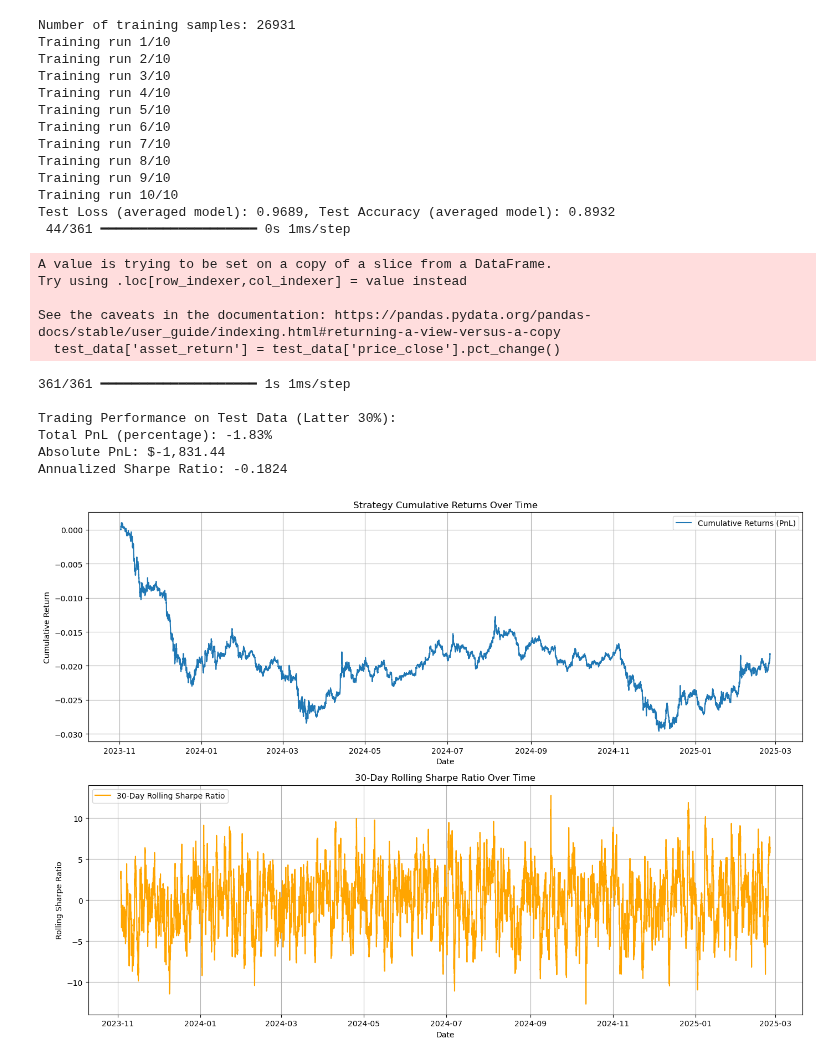
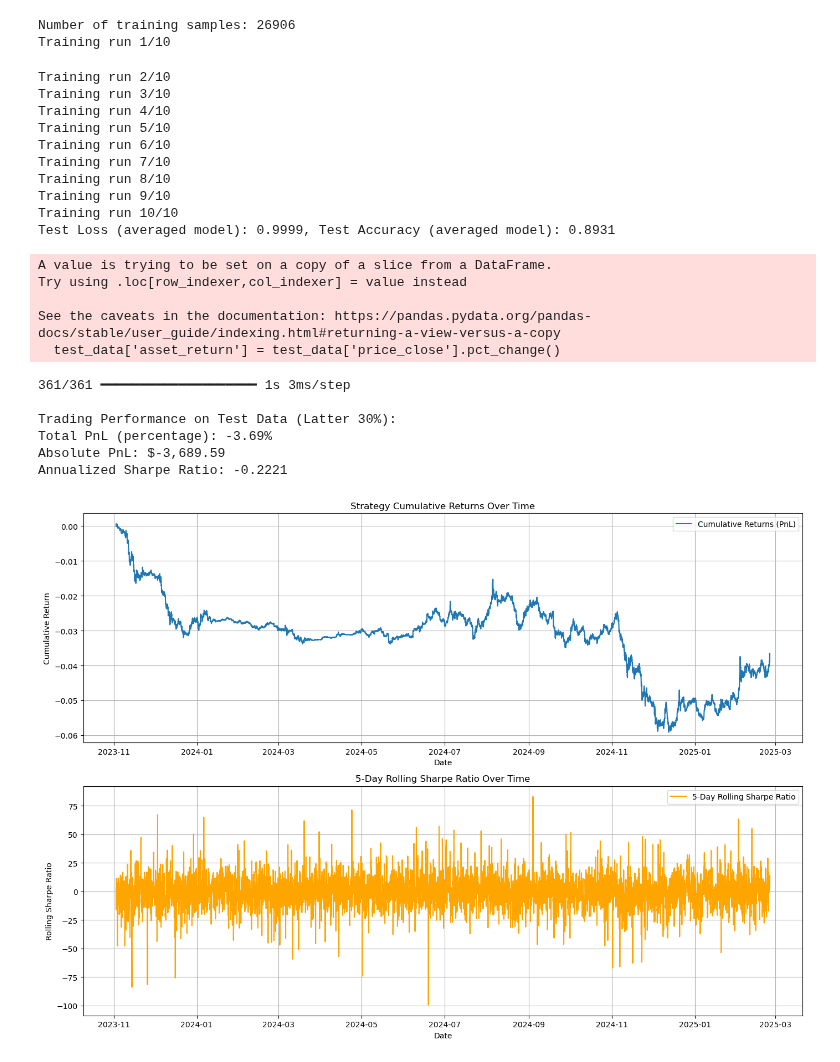
Before and after one commit to Kunj121/QTSFinalProject, a Jupyter notebook: Do_Not_Push_This/MLP_Practice.ipynb, the cells around one changed output. Saved outputs shown, nothing was run; the diff lists cells and outputs as text; code cells hidden in the pictures.

```diff
--- a/Do_Not_Push_This/MLP_Practice.ipynb
+++ b/Do_Not_Push_This/MLP_Practice.ipynb
@@ -108,0 +125,13 @@ Epoch 50/50
+# %%
+model = Sequential([
+    Input(shape=(X_train.shape[1],)),
+    Dense(64),
+    LeakyReLU(alpha=0.1),
+    Dense(32),
+    LeakyReLU(alpha=0.1),
+    Dense(3, activation='softmax')
+])
+model.compile(optimizer='adam', loss='categorical_crossentropy', metrics=['accuracy'])
+model.summary()
+
+history = model.fit(X_train, y_train, epochs=50, batch_size=32, validation_split=0.2)
@@ -186,7 +243,7 @@ cutoff = int(len(data) * 0.7)
 train_data = data.iloc[:cutoff]
 test_data  = data.iloc[cutoff:]
 
-features_train = train_data[lag_cols].values
+features_train = train_data[feature_cols].values
 labels_train = train_data['Signal'].values
 
 print("Number of training samples:", len(labels_train))
@@ -198,25 +255,25 @@ y_train = to_categorical(integer_encoded)
 scaler = StandardScaler()
 X_train = scaler.fit_transform(features_train)
 
-features_test = test_data[lag_cols].values
+features_test = test_data[feature_cols].values
 labels_test = test_data['Signal'].values
 integer_encoded_test = label_encoder.transform(labels_test)
 y_test = to_categorical(integer_encoded_test)
 X_test = scaler.transform(features_test)
 
-
 def create_model(input_shape):
     model = Sequential([
         Input(shape=input_shape),
-        Dense(64, activation='relu'),
-        Dense(32, activation='relu'),
+        Dense(64),
+        LeakyReLU(alpha=0.1),
+        Dense(32),
+        LeakyReLU(alpha=0.1),
         Dense(3, activation='softmax')
     ])
     model.compile(optimizer='adam', loss='categorical_crossentropy', metrics=['accuracy'])
     return model
 
 input_shape = (X_train.shape[1],)
-
 
 num_runs = 10
 all_weights = []
@@ -232,26 +289,22 @@ for weights_tuple in zip(*all_weights):
     avg_weight = np.mean(np.array(weights_tuple), axis=0)
     average_weights.append(avg_weight)
 
-
-
 avg_model = create_model(input_shape)
 avg_model.set_weights(average_weights)
 
 loss, accuracy = avg_model.evaluate(X_test, y_test, verbose=0)
 print("Test Loss (averaged model): {:.4f}, Test Accuracy (averaged model): {:.4f}".format(loss, accuracy))
 
-
 test_data['asset_return'] = test_data['price_close'].pct_change()
 strategy_data = test_data.dropna().copy()
 
-features_test_aligned = strategy_data[lag_cols].values
+features_test_aligned = strategy_data[feature_cols].values
 X_test_aligned = scaler.transform(features_test_aligned)
 
 y_pred_test_aligned = avg_model.predict(X_test_aligned)
 positions_test_aligned = y_pred_test_aligned[:, 0] - y_pred_test_aligned[:, 2]
 
 asset_returns_test = strategy_data['asset_return'].values.astype(np.float32)
-
 strategy_returns_test = np.roll(positions_test_aligned, shift=1) * asset_returns_test
 strategy_returns_test[0] = 0
 
@@ -266,60 +319,57 @@ print("Total PnL (percentage): {:.2%}".format(total_pnl_percentage))
 print("Absolute PnL: ${:,.2f}".format(absolute_pnl_test))
 print("Annualized Sharpe Ratio: {:.4f}".format(sharpe_ratio_test))
 
-
 dates = strategy_data.index
 cumulative_returns_series = pd.Series(cumulative_returns_test, index=dates)
 returns_series = pd.Series(strategy_returns_test, index=dates)
 
-window = 30
+window = 5
 rolling_sharpe = returns_series.rolling(window=window).apply(
     lambda r: (np.mean(r) / np.std(r) * np.sqrt(365)) if np.std(r) != 0 else 0,
     raw=True
 )
 
 plt.figure(figsize=(14, 10))
-
 plt.subplot(2, 1, 1)
 plt.plot(cumulative_returns_series.index, cumulative_returns_series, label='Cumulative Returns (PnL)')
 plt.xlabel('Date')
 plt.ylabel('Cumulative Return')
 plt.title('Strategy Cumulative Returns Over Time')
 plt.legend()
 plt.grid(True)
 
 plt.subplot(2, 1, 2)
 plt.plot(rolling_sharpe.index, rolling_sharpe, label=f'{window}-Day Rolling Sharpe Ratio', color='orange')
 plt.xlabel('Date')
 plt.ylabel('Rolling Sharpe Ratio')
 plt.title(f'{window}-Day Rolling Sharpe Ratio Over Time')
 plt.legend()
 plt.grid(True)
 
 plt.tight_layout()
 plt.show()
 # %% [output]
-Number of training samples: 26931
+Number of training samples: 26906
 Training run 1/10
-Training run 2/10
-Training run 3/10
-Training run 4/10
-Training run 5/10
-Training run 6/10
-Training run 7/10
-Training run 8/10
-Training run 9/10
-Training run 10/10
-Test Loss (averaged model): 0.9689, Test Accuracy (averaged model): 0.8932
- 44/361 ━━━━━━━━━━━━━━━━━━━━ 0s 1ms/step
-A value is trying to be set on a copy of a slice from a DataFrame.
-Try using .loc[row_indexer,col_indexer] = value instead
-
-See the caveats in the documentation: https://pandas.pydata.org/pandas-docs/stable/user_guide/indexing.html#returning-a-view-versus-a-copy
-  test_data['asset_return'] = test_data['price_close'].pct_change()
+Training run 2/10
+Training run 3/10
+Training run 4/10
+Training run 5/10
+Training run 6/10
+Training run 7/10
+Training run 8/10
+Training run 9/10
+Training run 10/10
+Test Loss (averaged model): 0.9999, Test Accuracy (averaged model): 0.8931
-361/361 ━━━━━━━━━━━━━━━━━━━━ 1s 1ms/step
+A value is trying to be set on a copy of a slice from a DataFrame.
+Try using .loc[row_indexer,col_indexer] = value instead
 
-Trading Performance on Test Data (Latter 30%):
-Total PnL (percentage): -1.83%
-Absolute PnL: $-1,831.44
-Annualized Sharpe Ratio: -0.1824
+See the caveats in the documentation: https://pandas.pydata.org/pandas-docs/stable/user_guide/indexing.html#returning-a-view-versus-a-copy
+  test_data['asset_return'] = test_data['price_close'].pct_change()
+361/361 ━━━━━━━━━━━━━━━━━━━━ 1s 3ms/step
+
+Trading Performance on Test Data (Latter 30%):
+Total PnL (percentage): -3.69%
+Absolute PnL: $-3,689.59
+Annualized Sharpe Ratio: -0.2221
-[figure, old version]
+[figure, new version]
```
Also changed, not shown: parts of 17 cells of this notebook.
